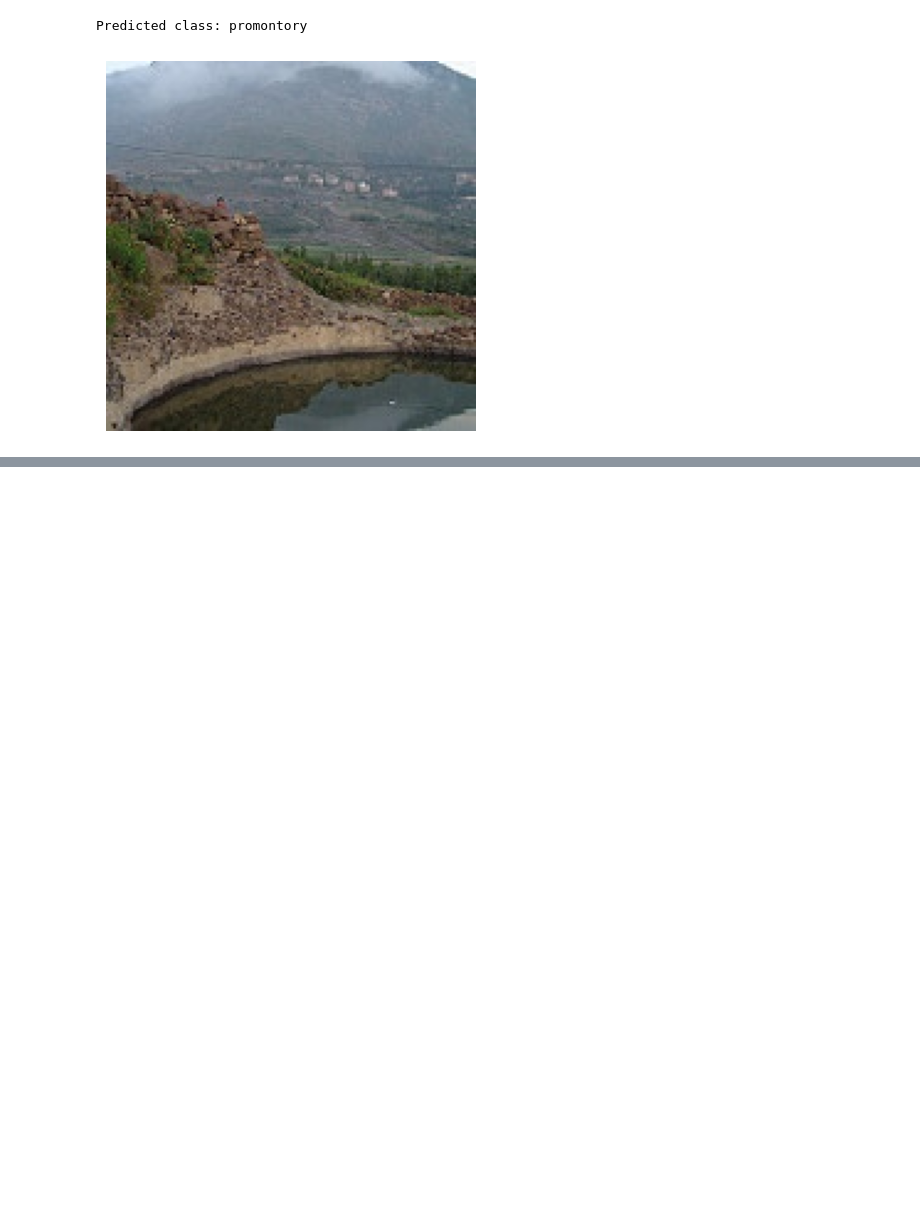
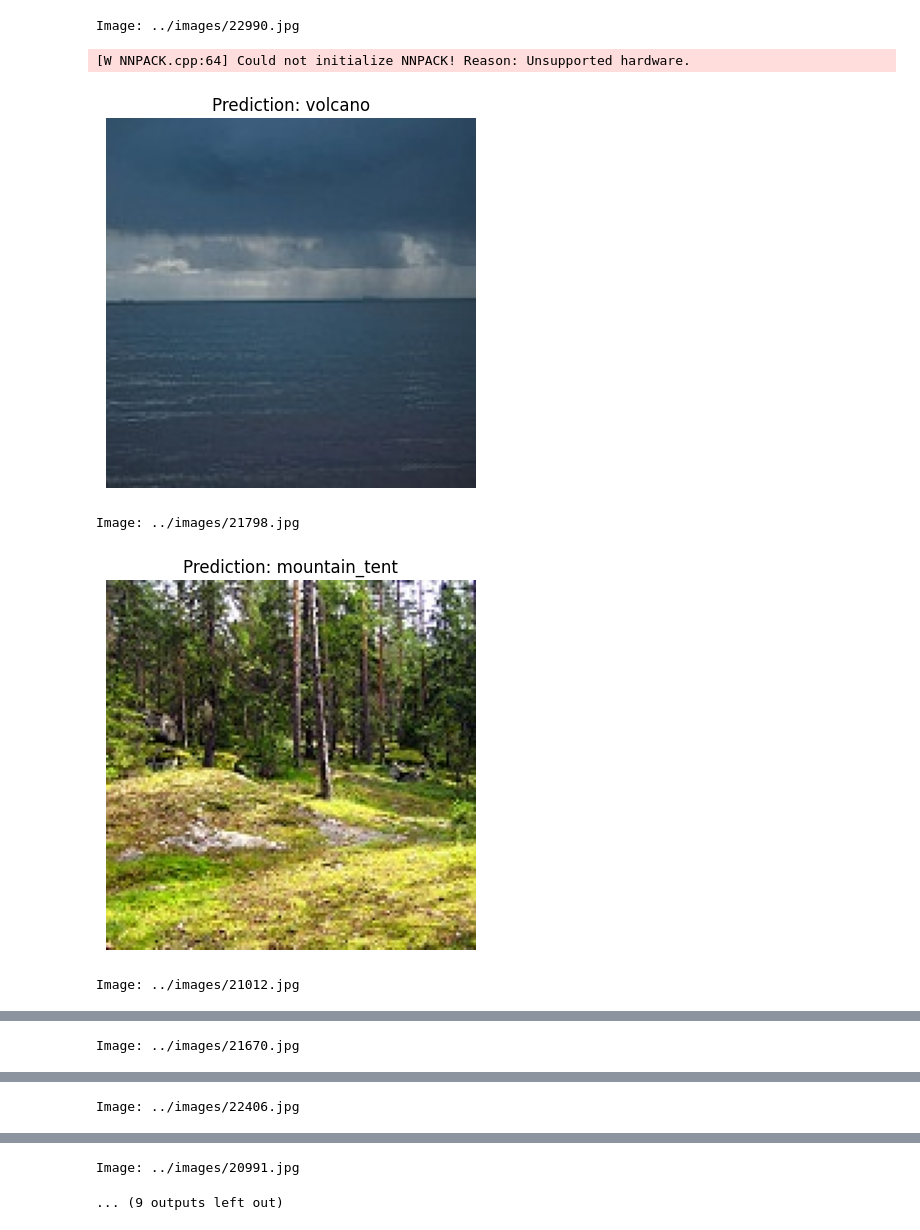
Before and after one commit to FardinHaque60/DamageDoctor, a Jupyter notebook: img_classification_experiment/local_mobilenet.ipynb, the cells around one changed output, grey strips where cells are left out. Saved outputs shown, nothing was run; the diff lists cells and outputs as text; code cells hidden in the pictures; blank space fills up the shorter version.

```diff
--- a/img_classification_experiment/local_mobilenet.ipynb
+++ b/img_classification_experiment/local_mobilenet.ipynb
@@ -53,5 +55,7 @@ TODO: allow directory to be put in and select random images from there
 # %%
-# Step 2: Load and preprocess the image
-image_path = "../images/20058.jpg"  # Replace with the path to your image
-image = Image.open(image_path)
+image_dir = "../images/"
+image_paths = [os.path.join(image_dir, file) for file in os.listdir(image_dir)]
+
+# randomly select 10 images from dir to perform inference on
+selected_images = random.sample(image_paths, 10)
 # %% [markdown]
@@ -59,39 +65,39 @@ image = Image.open(image_path)
 # %%
-# Preprocessing to match the input requirements of MobileNetV3
+# perform pre-processing on image so model can inference on it
 preprocess = transforms.Compose([
     transforms.Resize(256),  # Resize image to 256px
     transforms.CenterCrop(224),  # Crop to 224x224px
     transforms.ToTensor(),  # Convert the image to a tensor
     transforms.Normalize(mean=[0.485, 0.456, 0.406], std=[0.229, 0.224, 0.225]),  # Normalize
 ])
 
-input_tensor = preprocess(image)
-input_batch = input_tensor.unsqueeze(0)  # Add a batch dimension (1 image)
-
-# Step 3: Pass the image through the model
-with torch.no_grad():  # Disable gradient computation for inference
-    output = model(input_batch)
-
-# Step 4: Get the predicted class index
-_, predicted_class = torch.max(output, 1)  # Get the index of the highest score
-
-# Step 5: Load ImageNet class labels from a local file
-local_class_idx_path = "imagenet_class_index.json"  # Replace with the actual file path
-
-# Open the local JSON file and load its contents
+# get dictionary of all classes that mobilenet will predict from
+# i.e all possible options for what class an image could be, choosing from 1,000 options
+local_class_idx_path = "imagenet_class_index.json"
 with open(local_class_idx_path, 'r') as f:
     class_idx = json.load(f)
 
-# Step 6: Map predicted class index to the class name
-predicted_class_name = class_idx[str(predicted_class.item())][1]
+for image_path in selected_images:
+    image = Image.open(image_path)
+    input_tensor = preprocess(image).unsqueeze(0)  # Add a batch dimension
 
-# Step 7: Output the predicted class name
-print(f"Predicted class: {predicted_class_name}")
+    with torch.no_grad():  # Disable gradient computation
+        output = model(input_tensor)
 
-# Step 8: Show the image
-plt.imshow(image)
-plt.axis('off')  # Hide axes
-plt.show()
+    # Get the predicted class index
+    _, predicted_class = torch.max(output, 1)
+    predicted_class_name = class_idx[str(predicted_class.item())][1]
+
+    # Display the image and predicted class
+    print(f"Image: {image_path}")
+    plt.imshow(image)
+    plt.title(f"Prediction: {predicted_class_name}")
+    plt.axis('off')  # Hide axes
+    plt.show()
 # %% [output]
-Predicted class: promontory
+Image: ../images/22990.jpg
+[W NNPACK.cpp:64] Could not initialize NNPACK! Reason: Unsupported hardware.
-[figure, old version]
+[figure, new version]
+Image: ../images/21798.jpg
+[figure, added]
+Image: ../images/21012.jpg
@@ -97,0 +105 @@ Predicted class: promontory
+Image: ../images/21670.jpg
@@ -97,0 +107 @@ Predicted class: promontory
+Image: ../images/22406.jpg
@@ -97,0 +109,2 @@ Predicted class: promontory
+Image: ../images/20991.jpg
+... (9 outputs left out)
```
Also changed, not shown: parts of 7 cells of this notebook, 3 other files.
